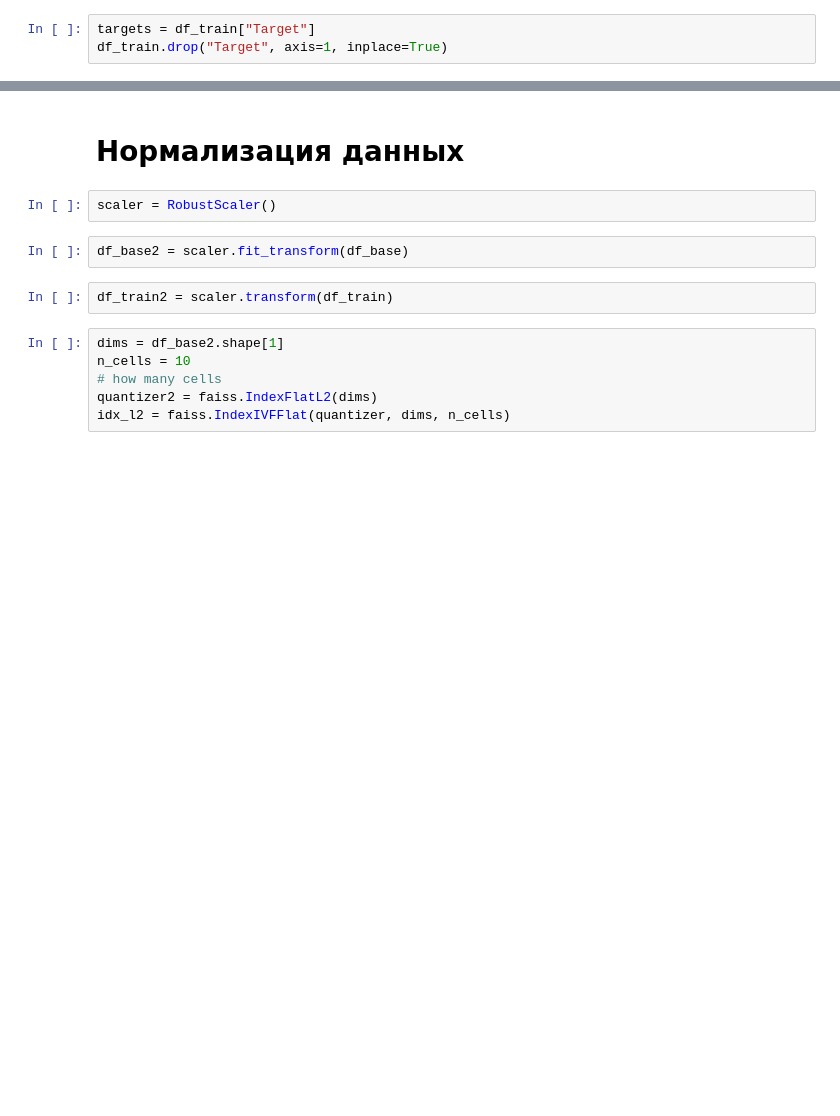
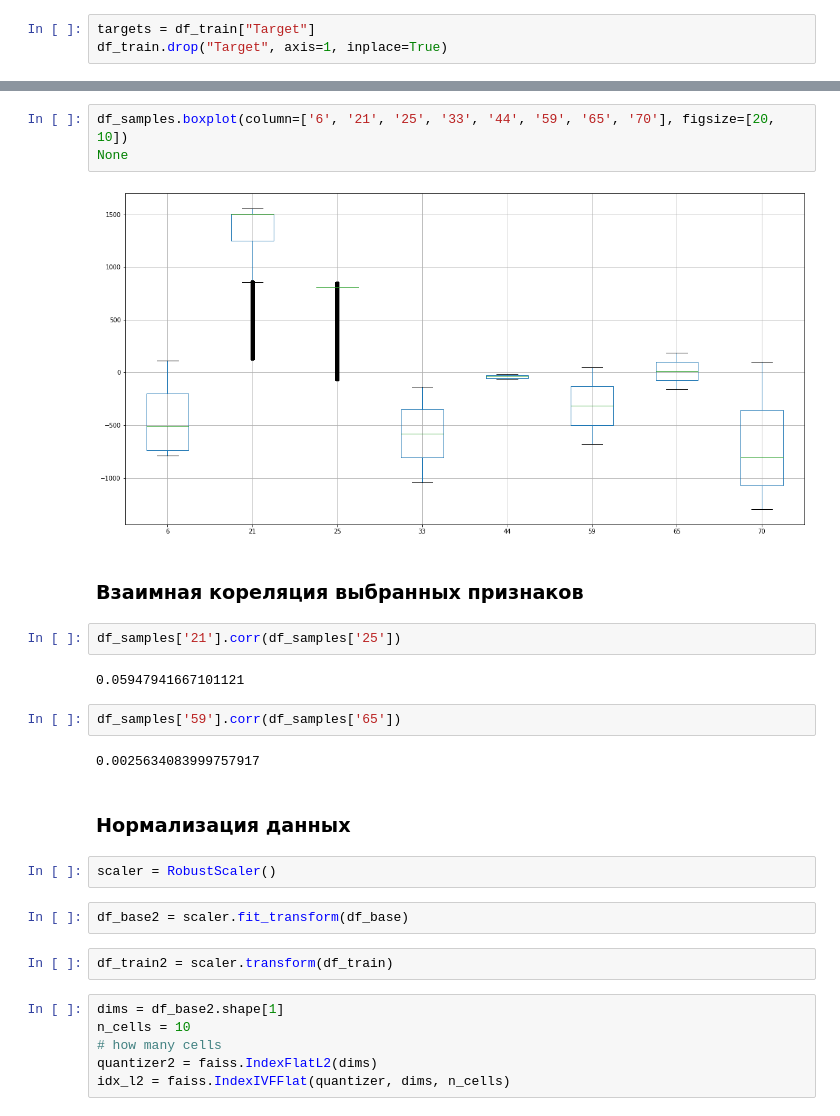
Before and after one commit to gumaonelove/data-science, a Jupyter notebook: Яндекс Практикум/Мастерская данных 2/3-baseline.ipynb, the cells around one changed output, grey strips where cells are left out. Cells and saved outputs as stored; diff of their text form; blank space fills up the shorter version.

```diff
--- a/Яндекс Практикум/Мастерская данных 2/3-baseline.ipynb
+++ b/Яндекс Практикум/Мастерская данных 2/3-baseline.ipynb
@@ -81,5 +122,20 @@ df_samples.hist(figsize=[20, 20], bins=50);
+# %%
+df_samples.boxplot(column=['6', '21', '25', '33', '44', '59', '65', '70'], figsize=[20, 10])
+None
+# %% [output]
+[figure, added]
+# %% [markdown]
+### Взаимная кореляция выбранных признаков
+# %%
+df_samples['21'].corr(df_samples['25'])
+# %% [output]
+0.05947941667101121
+# %%
+df_samples['59'].corr(df_samples['65'])
+# %% [output]
+0.0025634083999757917
 # %% [markdown]
-# Нормализация данных
+### Нормализация данных
 # %%
 scaler = RobustScaler()
 # %%
```
Also changed, not shown: parts of 65 cells of this notebook, 1 other file.
